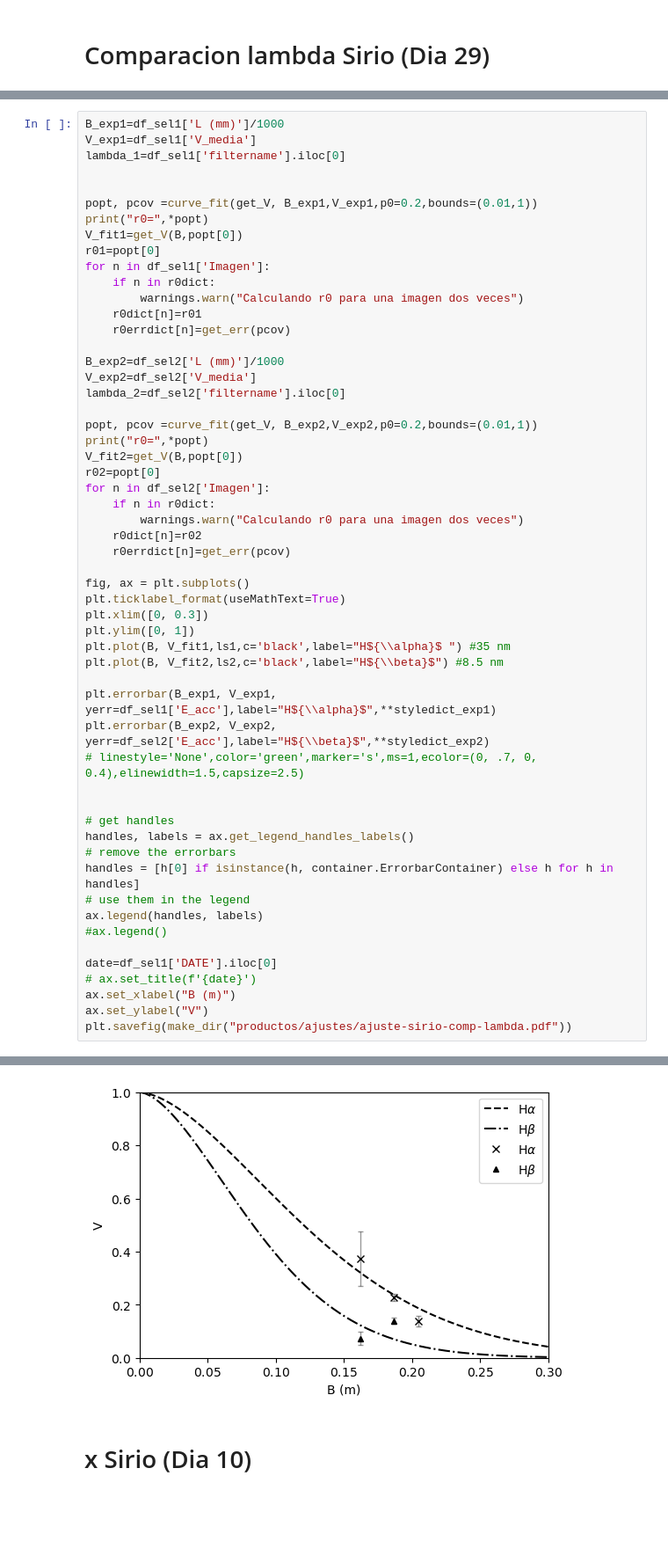
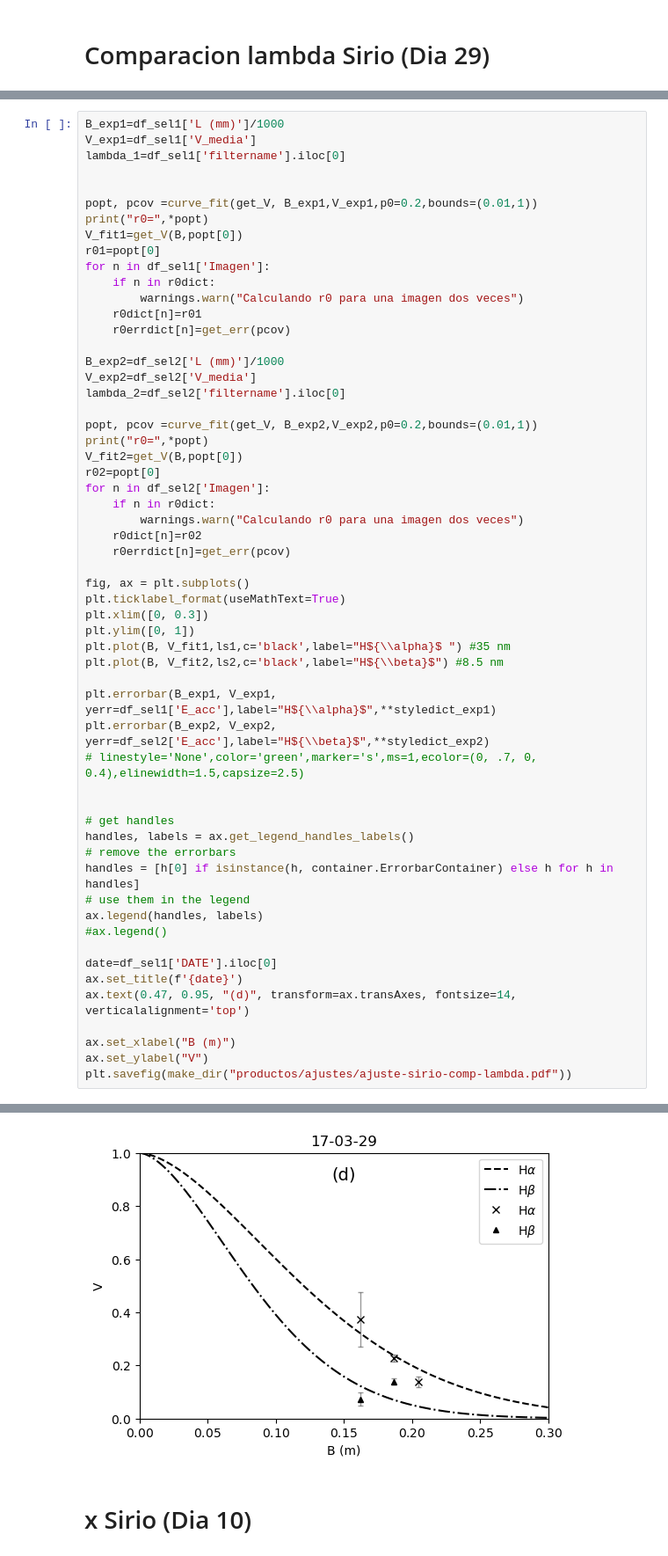
Before and after one commit to ivianrr/interferometry-paper, a Jupyter notebook: 02-ajuste-seeing-visibilidad.ipynb, the cells around one changed output, grey strips where cells are left out. Shown: that part at 88% size. Cells and saved outputs as stored; diff of their text form; blank space fills up the shorter version.

Commit message:
added titles and tags to figures

```diff
--- a/02-ajuste-seeing-visibilidad.ipynb
+++ b/02-ajuste-seeing-visibilidad.ipynb
@@ -293,35 +295,37 @@ for n in df_sel2['Imagen']:
     r0dict[n]=r02
     r0errdict[n]=get_err(pcov)
 
 fig, ax = plt.subplots()
 plt.ticklabel_format(useMathText=True)
 plt.xlim([0, 0.3])
 plt.ylim([0, 1])
 plt.plot(B, V_fit1,ls1,c='black',label="H${\\alpha}$ ") #35 nm
 plt.plot(B, V_fit2,ls2,c='black',label="H${\\beta}$") #8.5 nm
 
 plt.errorbar(B_exp1, V_exp1, yerr=df_sel1['E_acc'],label="H${\\alpha}$",**styledict_exp1)
 plt.errorbar(B_exp2, V_exp2, yerr=df_sel2['E_acc'],label="H${\\beta}$",**styledict_exp2)
 # linestyle='None',color='green',marker='s',ms=1,ecolor=(0, .7, 0, 0.4),elinewidth=1.5,capsize=2.5)
 
 
 # get handles
 handles, labels = ax.get_legend_handles_labels()
 # remove the errorbars
 handles = [h[0] if isinstance(h, container.ErrorbarContainer) else h for h in handles]
 # use them in the legend
 ax.legend(handles, labels)
 #ax.legend()
 
 date=df_sel1['DATE'].iloc[0]
-# ax.set_title(f'{date}')
+ax.set_title(f'{date}')
+ax.text(0.47, 0.95, "(d)", transform=ax.transAxes, fontsize=14, verticalalignment='top')
+
 ax.set_xlabel("B (m)")
 ax.set_ylabel("V")
 plt.savefig(make_dir("productos/ajustes/ajuste-sirio-comp-lambda.pdf"))
 # %% [output]
 r0= 0.3151585549724359
 r0= 0.21815983603464414
-[figure, old version]
+[figure, new version]
 # %% [markdown]
 # x Sirio (Dia 10)
 # %%
```
Also changed, not shown: parts of 5 cells of this notebook.
